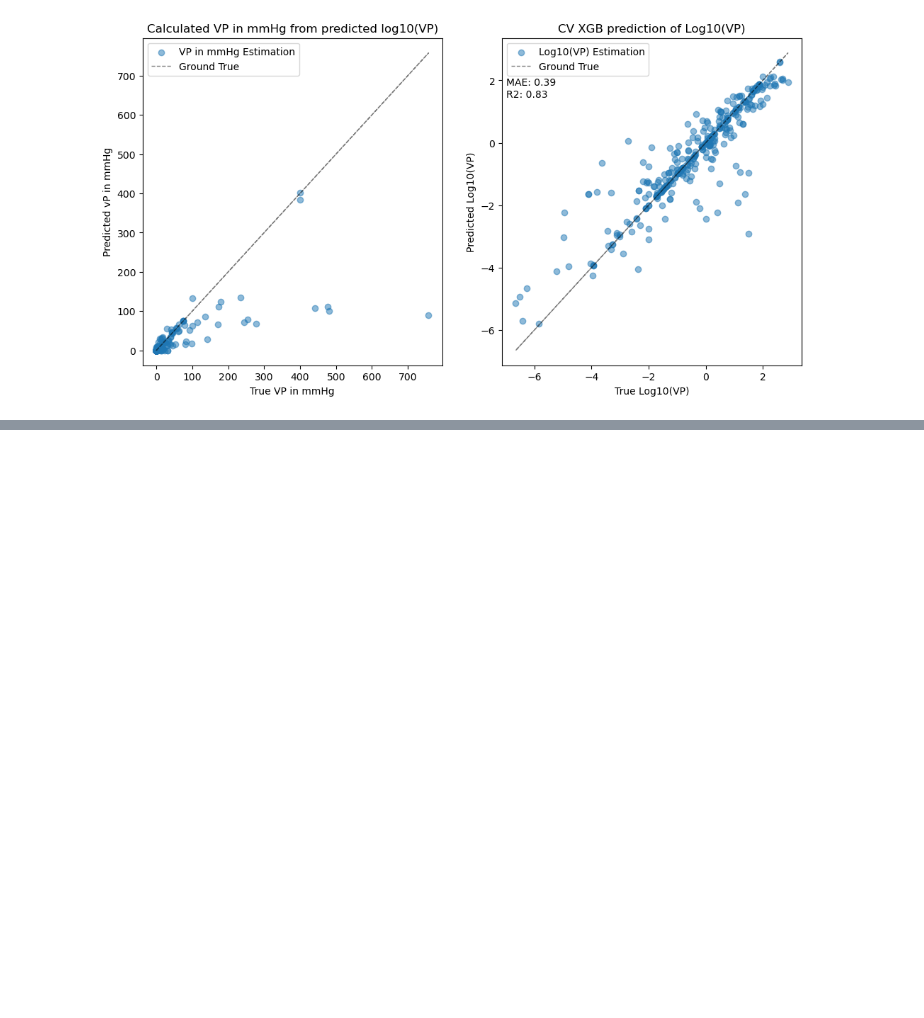
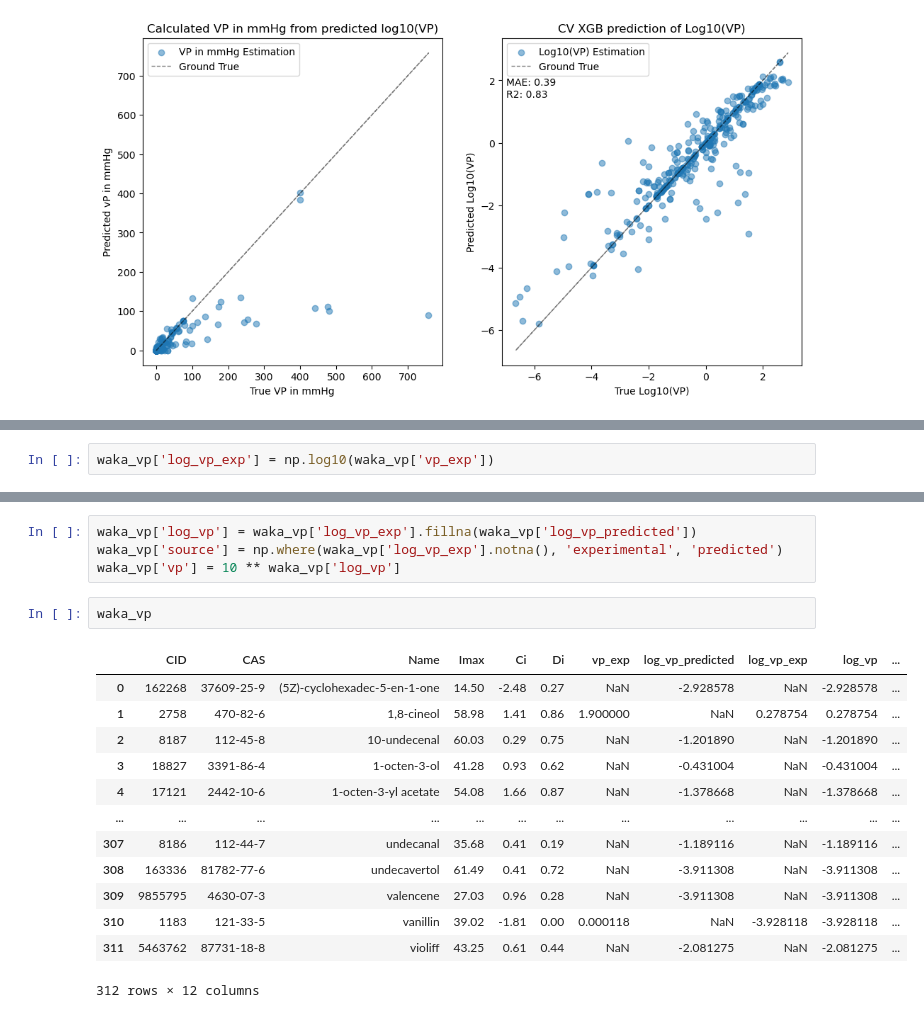
Before and after one commit to kiriyevskykiril/ai-program-2026, a Jupyter notebook: project_1/vp_regression.ipynb, the cells around one changed output, grey strips where cells are left out. Saved outputs shown, nothing was run; the diff lists cells and outputs as text; blank space fills up the shorter version.

```diff
--- a/project_1/vp_regression.ipynb
+++ b/project_1/vp_regression.ipynb
@@ -354,0 +467,2 @@ plt.show()
+# %%
+waka_vp['log_vp_exp'] = np.log10(waka_vp['vp_exp'])
@@ -354,0 +485,20 @@ plt.show()
+# %%
+waka_vp['log_vp'] = waka_vp['log_vp_exp'].fillna(waka_vp['log_vp_predicted'])
+waka_vp['source'] = np.where(waka_vp['log_vp_exp'].notna(), 'experimental', 'predicted')
+waka_vp['vp'] = 10 ** waka_vp['log_vp']
+# %%
+waka_vp
+# %% [output]
+|  | CID | CAS | Name | Imax | Ci | Di | vp_exp | log_vp_predicted | log_vp_exp | log_vp | ... |
+| 0 | 162268 | 37609-25-9 | (5Z)-cyclohexadec-5-en-1-one | 14.50 | -2.48 | 0.27 | NaN | -2.928578 | NaN | -2.928578 | ... |
+| 1 | 2758 | 470-82-6 | 1,8-cineol | 58.98 | 1.41 | 0.86 | 1.900000 | NaN | 0.278754 | 0.278754 | ... |
+| 2 | 8187 | 112-45-8 | 10-undecenal | 60.03 | 0.29 | 0.75 | NaN | -1.201890 | NaN | -1.201890 | ... |
+| 3 | 18827 | 3391-86-4 | 1-octen-3-ol | 41.28 | 0.93 | 0.62 | NaN | -0.431004 | NaN | -0.431004 | ... |
+| 4 | 17121 | 2442-10-6 | 1-octen-3-yl acetate | 54.08 | 1.66 | 0.87 | NaN | -1.378668 | NaN | -1.378668 | ... |
+| ... | ... | ... | ... | ... | ... | ... | ... | ... | ... | ... | ... |
+| 307 | 8186 | 112-44-7 | undecanal | 35.68 | 0.41 | 0.19 | NaN | -1.189116 | NaN | -1.189116 | ... |
+| 308 | 163336 | 81782-77-6 | undecavertol | 61.49 | 0.41 | 0.72 | NaN | -3.911308 | NaN | -3.911308 | ... |
+| 309 | 9855795 | 4630-07-3 | valencene | 27.03 | 0.96 | 0.28 | NaN | -3.911308 | NaN | -3.911308 | ... |
+| 310 | 1183 | 121-33-5 | vanillin | 39.02 | -1.81 | 0.00 | 0.000118 | NaN | -3.928118 | -3.928118 | ... |
+| 311 | 5463762 | 87731-18-8 | violiff | 43.25 | 0.61 | 0.44 | NaN | -2.081275 | NaN | -2.081275 | ... |
+312 rows × 12 columns
```
Also changed, not shown: parts of 15 cells of this notebook.
